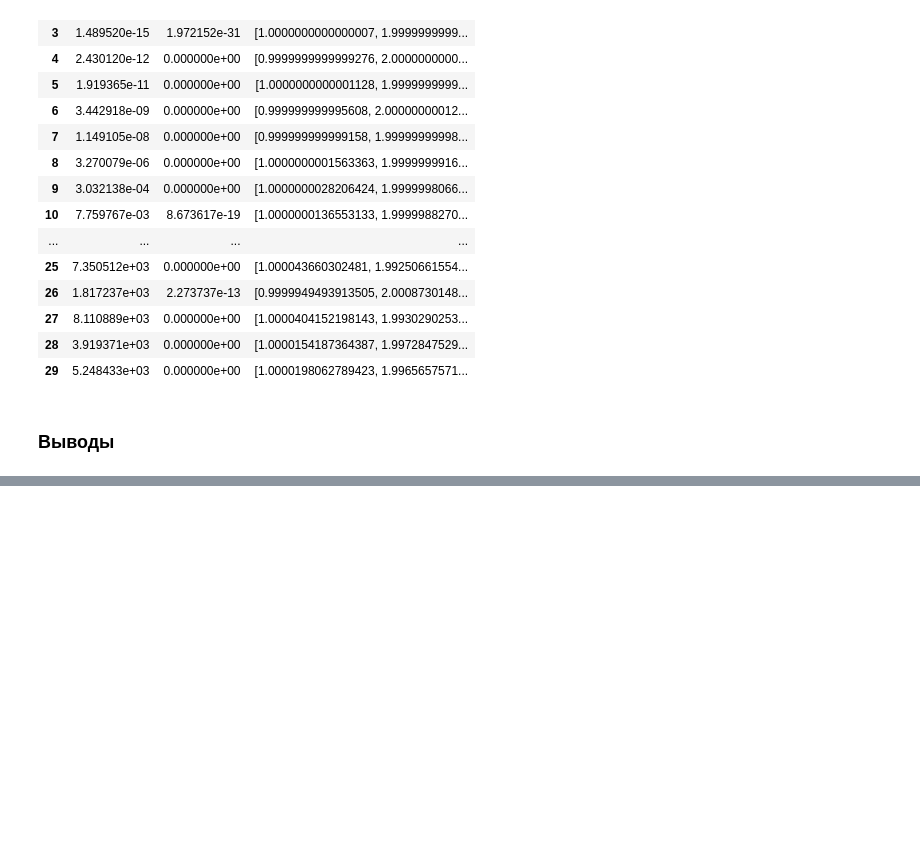
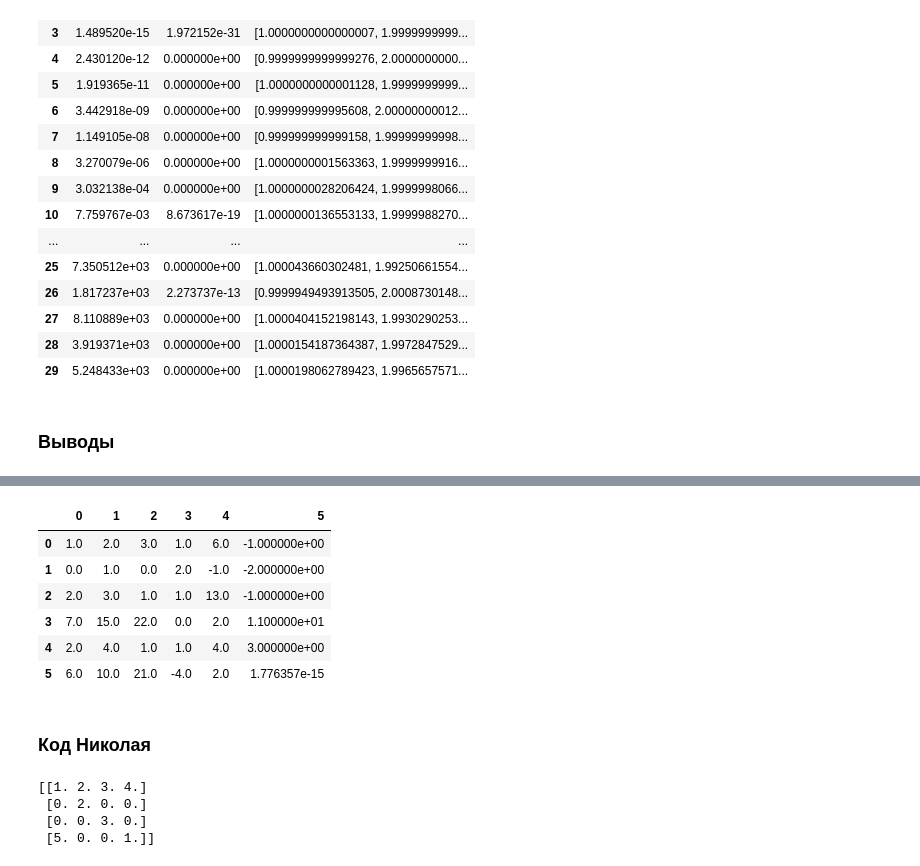
Before and after one commit to sevakon/optimization-methods, a Jupyter notebook: lab3/lu-decomposition.ipynb, the cells around one changed output, grey strips where cells are left out. Drawn from its saved outputs; the diff is of its cells as text; code cells hidden in the pictures; blank space fills up the shorter version.

```diff
--- a/lab3/lu-decomposition.ipynb
+++ b/lab3/lu-decomposition.ipynb
@@ -318,0 +423,12 @@ df_to_show
+# %%
+pd.DataFrame(L @ U)
+# %% [output]
+|  | 0 | 1 | 2 | 3 | 4 | 5 |
+| 0 | 1.0 | 2.0 | 3.0 | 1.0 | 6.0 | -1.000000e+00 |
+| 1 | 0.0 | 1.0 | 0.0 | 2.0 | -1.0 | -2.000000e+00 |
+| 2 | 2.0 | 3.0 | 1.0 | 1.0 | 13.0 | -1.000000e+00 |
+| 3 | 7.0 | 15.0 | 22.0 | 0.0 | 2.0 | 1.100000e+01 |
+| 4 | 2.0 | 4.0 | 1.0 | 1.0 | 4.0 | 3.000000e+00 |
+| 5 | 6.0 | 10.0 | 21.0 | -4.0 | 2.0 | 1.776357e-15 |
+# %% [markdown]
+### Код Николая
@@ -318,0 +474,14 @@ df_to_show
+# %%
+Q = np.array([
+    [1, 2, 3, 4],
+    [0, 2, 0, 0],
+    [0, 0, 3, 0],
+    [5, 0, 0, 1],
+])
+
+get_LU_block(2, 4, Q)
+# %% [output]
+[[1. 2. 3. 4.]
+ [0. 2. 0. 0.]
+ [0. 0. 3. 0.]
+ [5. 0. 0. 1.]]
```
Also changed, not shown: parts of 10 cells of this notebook, 2 other files.
